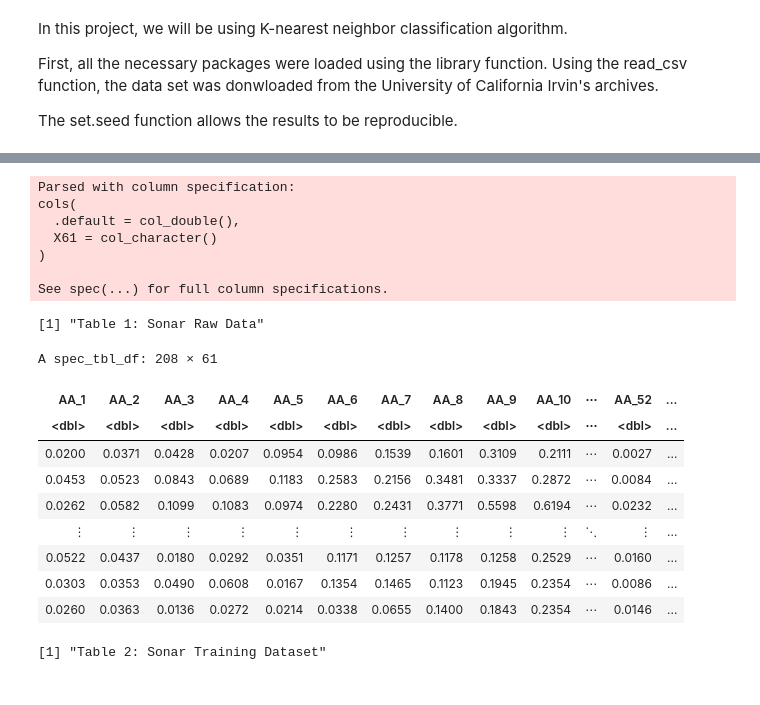
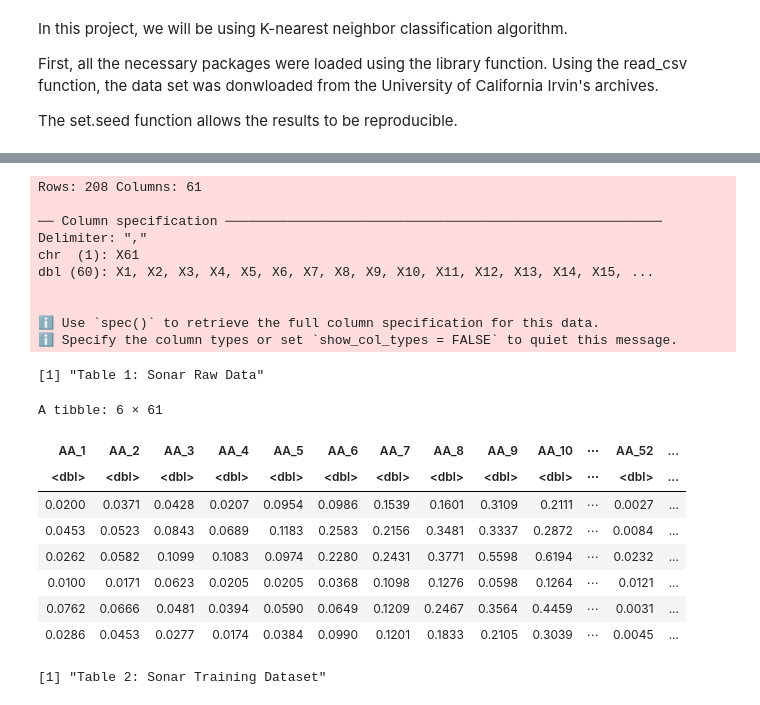
Before and after one commit to m2icocoa/group_project_team_6, a Jupyter notebook: proposal.ipynb, the cells around one changed output, grey strips where cells are left out. Cells and saved outputs as stored; diff of their text form; code cells hidden in the pictures.

```diff
--- a/proposal.ipynb
+++ b/proposal.ipynb
@@ -46,34 +42,40 @@ Warning message:
 # %%
+# Read the dataset to sonar
 sonar <- read_csv("https://archive.ics.uci.edu/ml/machine-learning-databases/undocumented/connectionist-bench/sonar/sonar.all-data",
                   col_names = FALSE)
 
+# set seed makes the result reproducible
 set.seed(2022)
 
+# make cols name
 sonar_column_names <- c()
 for (i  in 1:60) {sonar_column_names <- c(sonar_column_names, paste("AA", as.character(i), sep = "_"))}
 sonar_column_names <- c(sonar_column_names, "Rocks_or_Mines")
 colnames(sonar) <- sonar_column_names
 
+# make Rocks_or_Mines to factor since we need to predict classification
 sonar <- sonar %>% mutate(Rocks_or_Mines = as_factor(Rocks_or_Mines))
 print("Table 1: Sonar Raw Data")
-sonar
+head(sonar)
 # %% [output]
-Parsed with column specification:
-cols(
-  .default = col_double(),
-  X61 = col_character()
-)
+Rows: 208 Columns: 61
 
-See spec(...) for full column specifications.
+── Column specification ────────────────────────────────────────────────────────
+Delimiter: ","
+chr  (1): X61
+dbl (60): X1, X2, X3, X4, X5, X6, X7, X8, X9, X10, X11, X12, X13, X14, X15, ...
+
+
+ℹ Use `spec()` to retrieve the full column specification for this data.
+ℹ Specify the column types or set `show_col_types = FALSE` to quiet this message.
 [1] "Table 1: Sonar Raw Data"
-A spec_tbl_df: 208 × 61
+A tibble: 6 × 61
 | AA_1 | AA_2 | AA_3 | AA_4 | AA_5 | AA_6 | AA_7 | AA_8 | AA_9 | AA_10 | ⋯ | AA_52 | ... |
 | <dbl> | <dbl> | <dbl> | <dbl> | <dbl> | <dbl> | <dbl> | <dbl> | <dbl> | <dbl> | ⋯ | <dbl> | ... |
 | 0.0200 | 0.0371 | 0.0428 | 0.0207 | 0.0954 | 0.0986 | 0.1539 | 0.1601 | 0.3109 | 0.2111 | ⋯ | 0.0027 | ... |
 | 0.0453 | 0.0523 | 0.0843 | 0.0689 | 0.1183 | 0.2583 | 0.2156 | 0.3481 | 0.3337 | 0.2872 | ⋯ | 0.0084 | ... |
 | 0.0262 | 0.0582 | 0.1099 | 0.1083 | 0.0974 | 0.2280 | 0.2431 | 0.3771 | 0.5598 | 0.6194 | ⋯ | 0.0232 | ... |
-| ⋮ | ⋮ | ⋮ | ⋮ | ⋮ | ⋮ | ⋮ | ⋮ | ⋮ | ⋮ | ⋱ | ⋮ | ... |
-| 0.0522 | 0.0437 | 0.0180 | 0.0292 | 0.0351 | 0.1171 | 0.1257 | 0.1178 | 0.1258 | 0.2529 | ⋯ | 0.0160 | ... |
-| 0.0303 | 0.0353 | 0.0490 | 0.0608 | 0.0167 | 0.1354 | 0.1465 | 0.1123 | 0.1945 | 0.2354 | ⋯ | 0.0086 | ... |
-| 0.0260 | 0.0363 | 0.0136 | 0.0272 | 0.0214 | 0.0338 | 0.0655 | 0.1400 | 0.1843 | 0.2354 | ⋯ | 0.0146 | ... |
+| 0.0100 | 0.0171 | 0.0623 | 0.0205 | 0.0205 | 0.0368 | 0.1098 | 0.1276 | 0.0598 | 0.1264 | ⋯ | 0.0121 | ... |
+| 0.0762 | 0.0666 | 0.0481 | 0.0394 | 0.0590 | 0.0649 | 0.1209 | 0.2467 | 0.3564 | 0.4459 | ⋯ | 0.0031 | ... |
+| 0.0286 | 0.0453 | 0.0277 | 0.0174 | 0.0384 | 0.0990 | 0.1201 | 0.1833 | 0.2105 | 0.3039 | ⋯ | 0.0045 | ... |
 # %%
```
Also changed, not shown: parts of 8 cells of this notebook.
